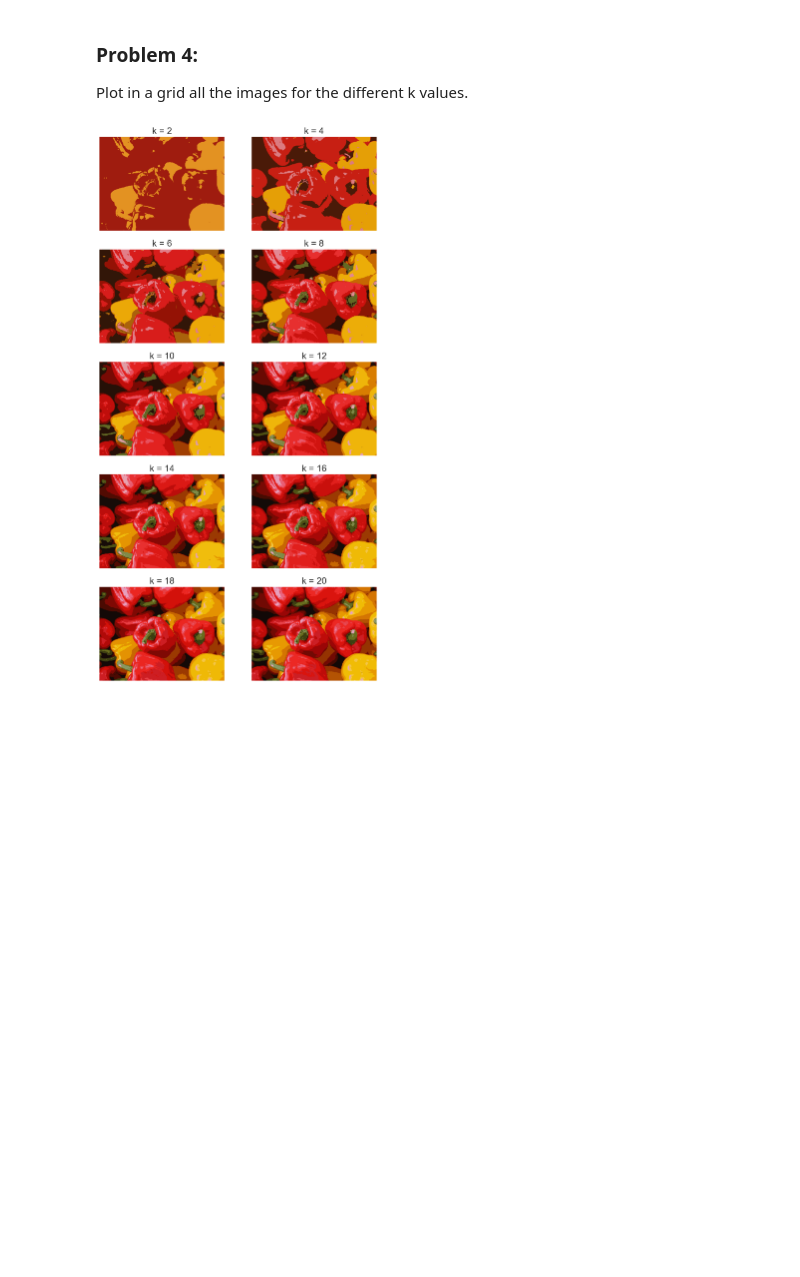
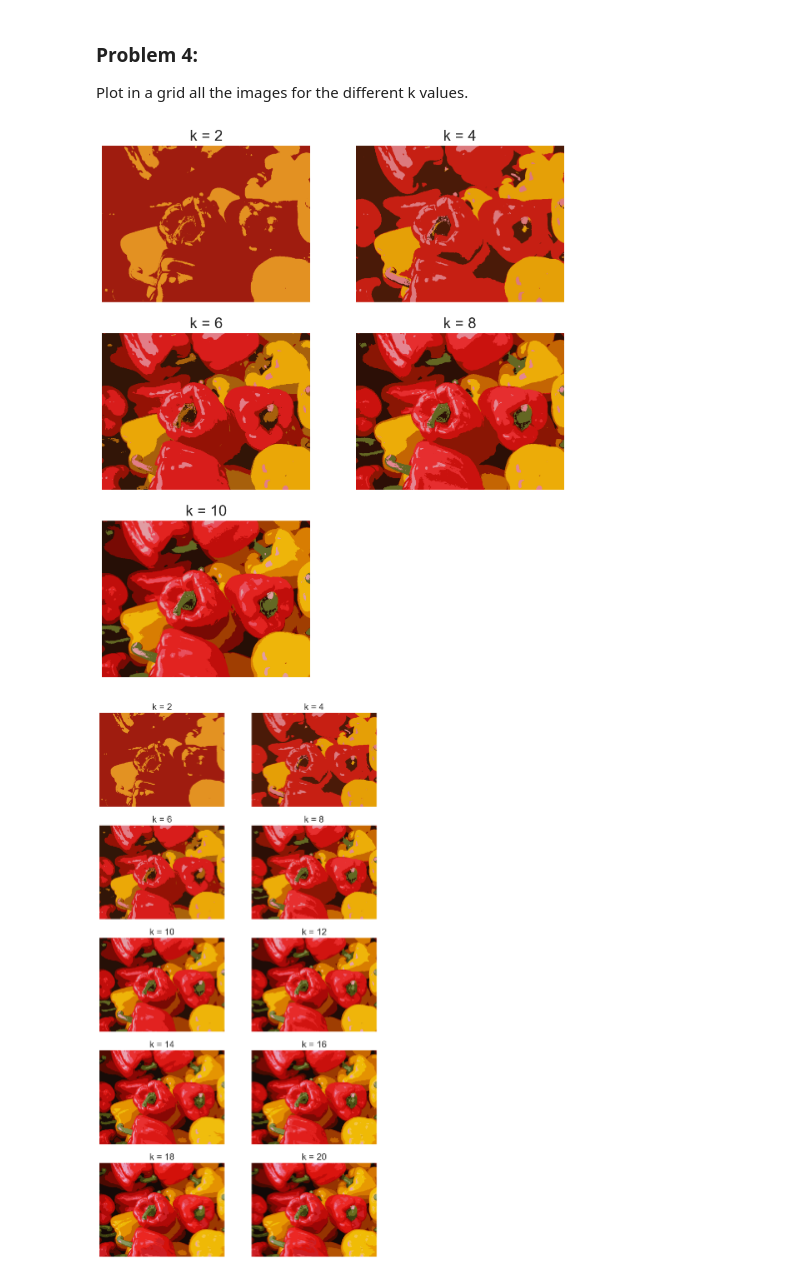
Before and after one commit to HyosikMoon/Coursera, a Jupyter notebook: Machine_Learning/Course4_Unsupervised_Machine_Learning/K-Means/04a_LAB_KMeansClustering.ipynb, the cells around one changed output. Saved outputs shown, nothing was run; the diff lists cells and outputs as text; code cells hidden in the pictures; blank space fills up the shorter version.

```diff
--- a/Machine_Learning/Course4_Unsupervised_Machine_Learning/K-Means/04a_LAB_KMeansClustering.ipynb
+++ b/Machine_Learning/Course4_Unsupervised_Machine_Learning/K-Means/04a_LAB_KMeansClustering.ipynb
@@ -343,10 +343,13 @@ Plot in a grid all the images for the different k values.
 # %%
 # Practice
 plt.figure(figsize=[10,20])
 for i in range(len(k_vals)):
     plt.subplot(5,2,i+1)
     plt.imshow(img_list[i])
     plt.title('k = ' + str(k_vals[i]))
+    plt.axis('off')
+# %% [output]
+[figure, added]
 # %%
 ### BEGIN SOLUTION
 plt.figure(figsize=[10,20])
```
Also changed, not shown: 1 other file.
